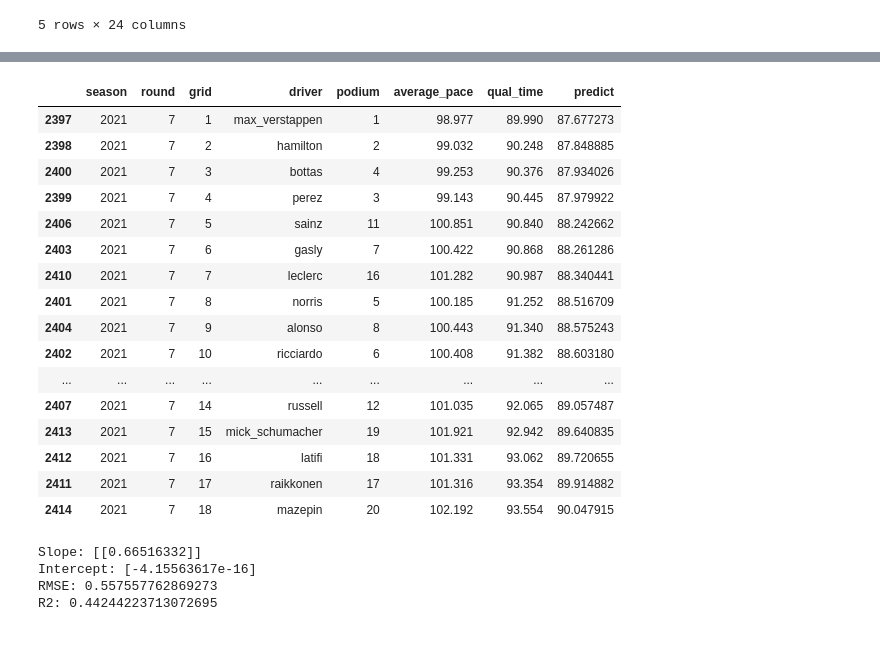
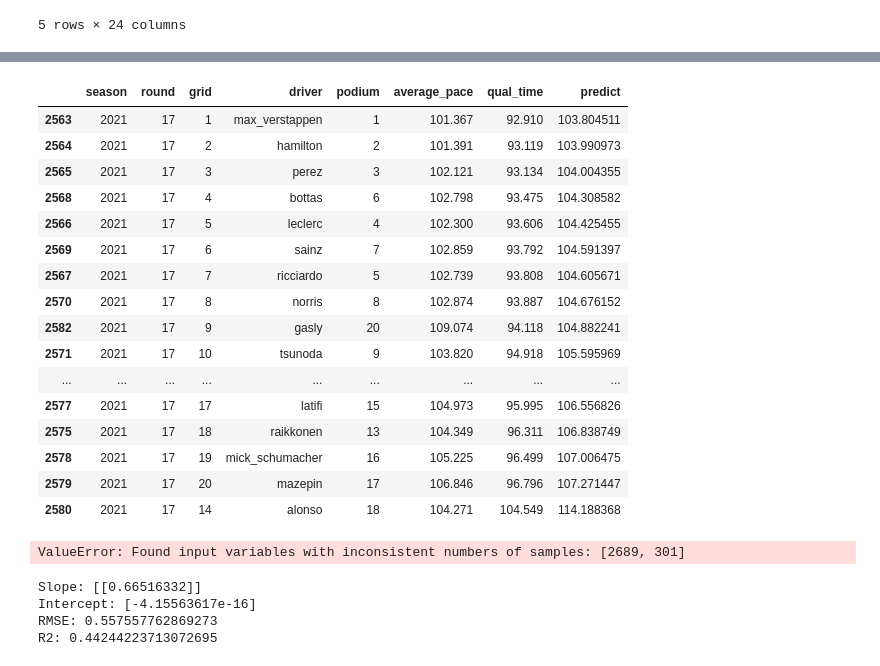
Before and after one commit to ollyjc99/f1-analytics, a Jupyter notebook: data modelling/Linear-Regression.ipynb, the cells around one changed output, grey strips where cells are left out. Cells and saved outputs as stored; diff of their text form; code cells hidden in the pictures.

```diff
--- a/data modelling/Linear-Regression.ipynb
+++ b/data modelling/Linear-Regression.ipynb
@@ -46,11 +46,11 @@ scaler = StandardScaler()
 X_train = train[['qual_time']]
 y_train = train[['average_pace']]
 
-X_train = np.asarray(pd.DataFrame(scaler.fit_transform(X_train), columns=['qual_time']))
-y_train = np.asarray(pd.DataFrame(scaler.fit_transform(y_train), columns=['average_pace']))
+X_train = np.asarray(pd.DataFrame(X_train))
+y_train = np.asarray(pd.DataFrame(y_train))
 
 X_test = test[['qual_time']]
-X_test = np.asarray(pd.DataFrame(scaler.fit_transform(X_test), columns=['qual_time']))
+X_test = np.asarray(pd.DataFrame(X_test))
 y_actual = test[['season','round','grid','driver','podium', 'average_pace', 'qual_time']]
 
 regression_model.fit(X_train, y_train)
@@ -68,28 +84,30 @@ plt.show()
 # %%
-y_actual['predict'] = scaler.inverse_transform(y_predict)
-y_actual.query('round == 7').sort_values('predict')
+y_actual['predict'] = y_predict
+y_actual.query('round == 17').sort_values('predict')
 # %% [output]
 |  | season | round | grid | driver | podium | average_pace | qual_time | predict |
-| 2397 | 2021 | 7 | 1 | max_verstappen | 1 | 98.977 | 89.990 | 87.677273 |
-| 2398 | 2021 | 7 | 2 | hamilton | 2 | 99.032 | 90.248 | 87.848885 |
-| 2400 | 2021 | 7 | 3 | bottas | 4 | 99.253 | 90.376 | 87.934026 |
-| 2399 | 2021 | 7 | 4 | perez | 3 | 99.143 | 90.445 | 87.979922 |
-| 2406 | 2021 | 7 | 5 | sainz | 11 | 100.851 | 90.840 | 88.242662 |
-| 2403 | 2021 | 7 | 6 | gasly | 7 | 100.422 | 90.868 | 88.261286 |
-| 2410 | 2021 | 7 | 7 | leclerc | 16 | 101.282 | 90.987 | 88.340441 |
-| 2401 | 2021 | 7 | 8 | norris | 5 | 100.185 | 91.252 | 88.516709 |
-| 2404 | 2021 | 7 | 9 | alonso | 8 | 100.443 | 91.340 | 88.575243 |
-| 2402 | 2021 | 7 | 10 | ricciardo | 6 | 100.408 | 91.382 | 88.603180 |
+| 2563 | 2021 | 17 | 1 | max_verstappen | 1 | 101.367 | 92.910 | 103.804511 |
+| 2564 | 2021 | 17 | 2 | hamilton | 2 | 101.391 | 93.119 | 103.990973 |
+| 2565 | 2021 | 17 | 3 | perez | 3 | 102.121 | 93.134 | 104.004355 |
+| 2568 | 2021 | 17 | 4 | bottas | 6 | 102.798 | 93.475 | 104.308582 |
+| 2566 | 2021 | 17 | 5 | leclerc | 4 | 102.300 | 93.606 | 104.425455 |
+| 2569 | 2021 | 17 | 6 | sainz | 7 | 102.859 | 93.792 | 104.591397 |
+| 2567 | 2021 | 17 | 7 | ricciardo | 5 | 102.739 | 93.808 | 104.605671 |
+| 2570 | 2021 | 17 | 8 | norris | 8 | 102.874 | 93.887 | 104.676152 |
+| 2582 | 2021 | 17 | 9 | gasly | 20 | 109.074 | 94.118 | 104.882241 |
+| 2571 | 2021 | 17 | 10 | tsunoda | 9 | 103.820 | 94.918 | 105.595969 |
 | ... | ... | ... | ... | ... | ... | ... | ... | ... |
-| 2407 | 2021 | 7 | 14 | russell | 12 | 101.035 | 92.065 | 89.057487 |
-| 2413 | 2021 | 7 | 15 | mick_schumacher | 19 | 101.921 | 92.942 | 89.640835 |
-| 2412 | 2021 | 7 | 16 | latifi | 18 | 101.331 | 93.062 | 89.720655 |
-| 2411 | 2021 | 7 | 17 | raikkonen | 17 | 101.316 | 93.354 | 89.914882 |
-| 2414 | 2021 | 7 | 18 | mazepin | 20 | 102.192 | 93.554 | 90.047915 |
+| 2577 | 2021 | 17 | 17 | latifi | 15 | 104.973 | 95.995 | 106.556826 |
+| 2575 | 2021 | 17 | 18 | raikkonen | 13 | 104.349 | 96.311 | 106.838749 |
+| 2578 | 2021 | 17 | 19 | mick_schumacher | 16 | 105.225 | 96.499 | 107.006475 |
+| 2579 | 2021 | 17 | 20 | mazepin | 17 | 106.846 | 96.796 | 107.271447 |
+| 2580 | 2021 | 17 | 14 | alonso | 18 | 104.271 | 104.549 | 114.188368 |
 # %%
 # model evaluation
 rmse = mean_squared_error(y_train, y_predict)
 r2 = r2_score(y_train, y_predict)
+# %% [output]
+ValueError: Found input variables with inconsistent numbers of samples: [2689, 301]
 # %%
 # printing values
 print('Slope:' ,regression_model.coef_)
```
Also changed, not shown: parts of 2 cells of this notebook.
